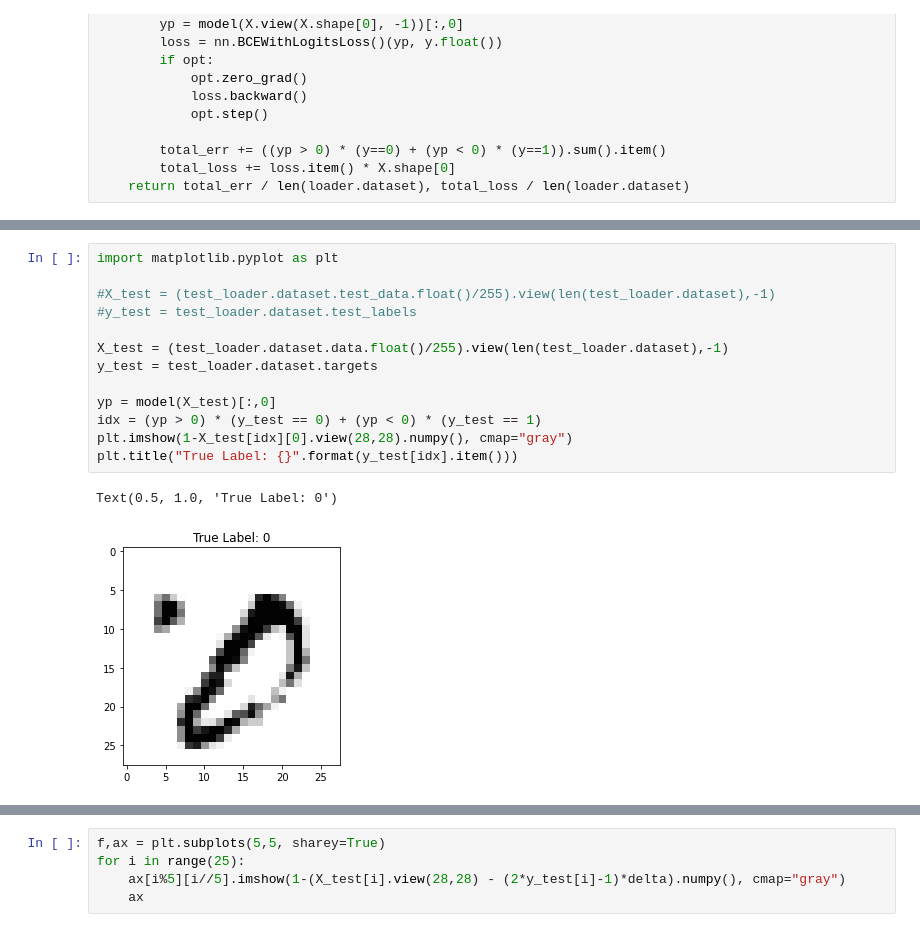
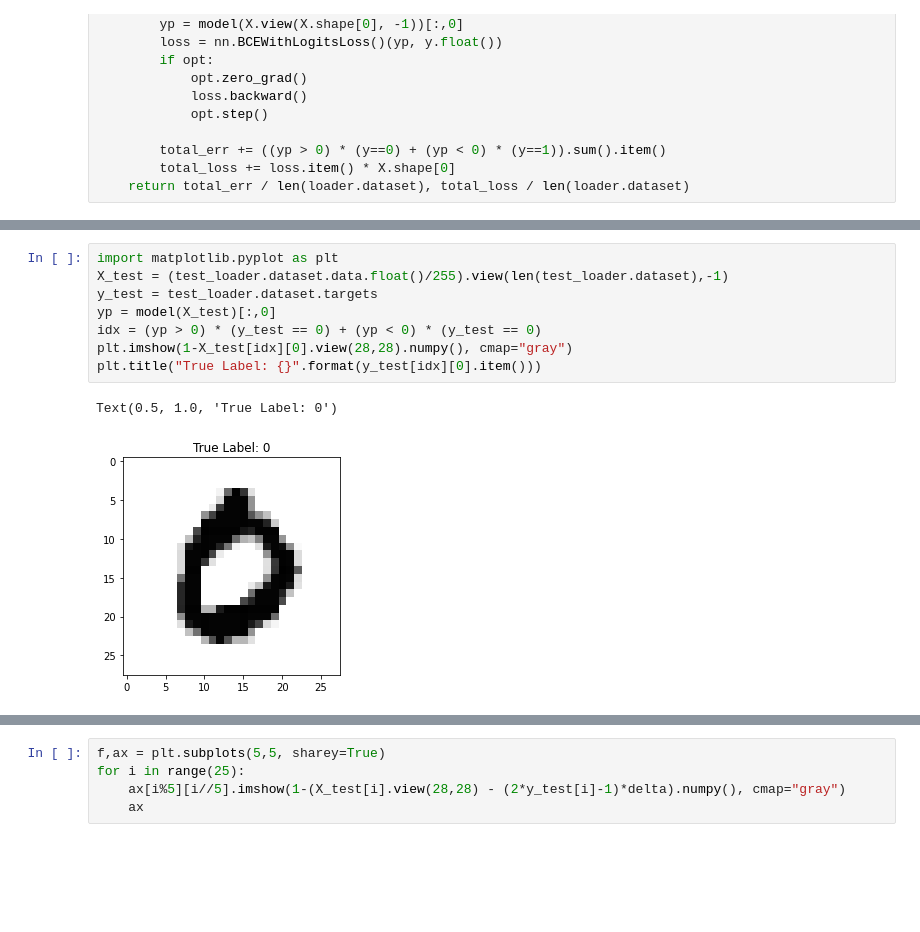
Before and after one commit to caperock/BenchmarkDeepLearning, a Jupyter notebook: Adversarial_MNIST.ipynb, the cells around one changed output, grey strips where cells are left out. Cells and saved outputs as stored; diff of their text form; blank space fills up the shorter version.

```diff
--- a/Adversarial_MNIST.ipynb
+++ b/Adversarial_MNIST.ipynb
@@ -74,19 +88,14 @@ Train Err       Train Loss      Test Err        Test Loss
 # %%
 import matplotlib.pyplot as plt
-
-#X_test = (test_loader.dataset.test_data.float()/255).view(len(test_loader.dataset),-1)
-#y_test = test_loader.dataset.test_labels
-
 X_test = (test_loader.dataset.data.float()/255).view(len(test_loader.dataset),-1)
 y_test = test_loader.dataset.targets
-
 yp = model(X_test)[:,0]
-idx = (yp > 0) * (y_test == 0) + (yp < 0) * (y_test == 1)
+idx = (yp > 0) * (y_test == 0) + (yp < 0) * (y_test == 0)
 plt.imshow(1-X_test[idx][0].view(28,28).numpy(), cmap="gray")
-plt.title("True Label: {}".format(y_test[idx].item()))
+plt.title("True Label: {}".format(y_test[idx][0].item()))
 # %% [output]
 Text(0.5, 1.0, 'True Label: 0')
-[figure, old version]
+[figure, new version]
 # %%
 epsilon = 0.2
 delta = epsilon * model.weight.detach().sign().view(28,28)
```
Also changed, not shown: parts of 12 cells of this notebook.
